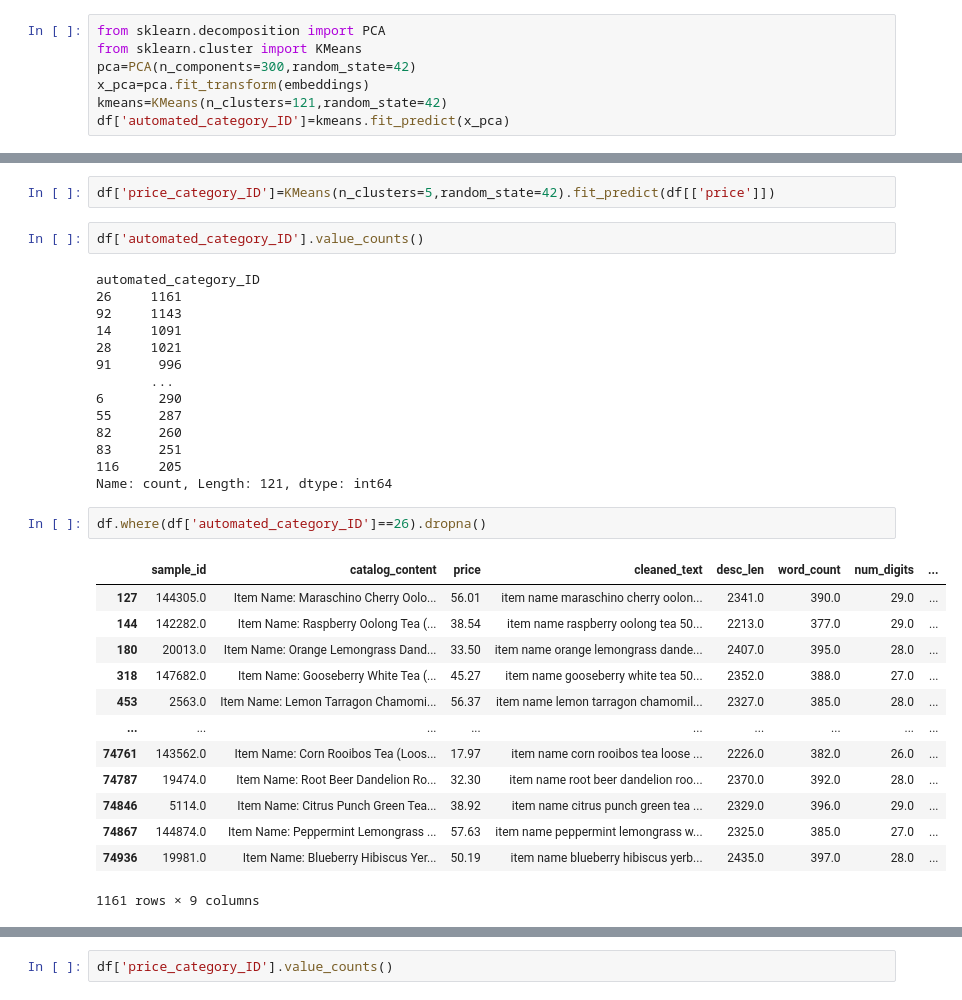
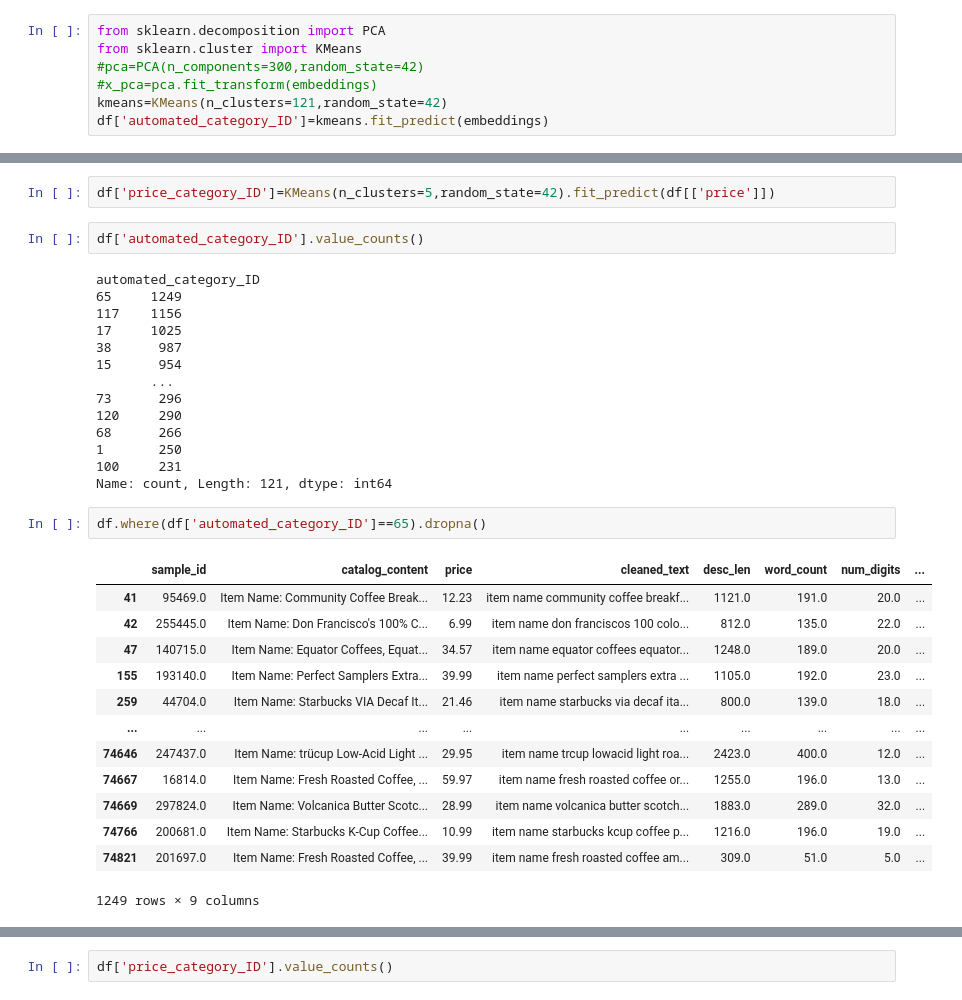
Before and after one commit to akshatsinha2027/SmartCatalogAI, a Jupyter notebook: BERT.ipynb, the cells around one changed output, grey strips where cells are left out. Saved outputs shown, nothing was run; the diff lists cells and outputs as text.

```diff
--- a/BERT.ipynb
+++ b/BERT.ipynb
@@ -98,10 +98,10 @@ df["num_digits"]=df["cleaned_text"].str.count(r"\d")
 # %%
 from sklearn.decomposition import PCA
 from sklearn.cluster import KMeans
-pca=PCA(n_components=300,random_state=42)
-x_pca=pca.fit_transform(embeddings)
+#pca=PCA(n_components=300,random_state=42)
+#x_pca=pca.fit_transform(embeddings)
 kmeans=KMeans(n_clusters=121,random_state=42)
-df['automated_category_ID']=kmeans.fit_predict(x_pca)
+df['automated_category_ID']=kmeans.fit_predict(embeddings)
 # %% [output]
 huggingface/tokenizers: The current process just got forked, after parallelism has already been used. Disabling parallelism to avoid deadlocks...
 To disable this warning, you can either:
@@ -113,32 +113,32 @@ df['price_category_ID']=KMeans(n_clusters=5,random_state=42).fit_predict(df[['pr
 df['automated_category_ID'].value_counts()
 # %% [output]
 automated_category_ID
-26     1161
-92     1143
-14     1091
-28     1021
-91      996
+65     1249
+117    1156
+17     1025
+38      987
+15      954
        ...
-6       290
-55      287
-82      260
-83      251
-116     205
+73      296
+120     290
+68      266
+1       250
+100     231
 Name: count, Length: 121, dtype: int64
 # %%
-df.where(df['automated_category_ID']==26).dropna()
+df.where(df['automated_category_ID']==65).dropna()
 # %% [output]
 |  | sample_id | catalog_content | price | cleaned_text | desc_len | word_count | num_digits | ... |
-| 127 | 144305.0 | Item Name: Maraschino Cherry Oolo... | 56.01 | item name maraschino cherry oolon... | 2341.0 | 390.0 | 29.0 | ... |
-| 144 | 142282.0 | Item Name: Raspberry Oolong Tea (... | 38.54 | item name raspberry oolong tea 50... | 2213.0 | 377.0 | 29.0 | ... |
-| 180 | 20013.0 | Item Name: Orange Lemongrass Dand... | 33.50 | item name orange lemongrass dande... | 2407.0 | 395.0 | 28.0 | ... |
-| 318 | 147682.0 | Item Name: Gooseberry White Tea (... | 45.27 | item name gooseberry white tea 50... | 2352.0 | 388.0 | 27.0 | ... |
-| 453 | 2563.0 | Item Name: Lemon Tarragon Chamomi... | 56.37 | item name lemon tarragon chamomil... | 2327.0 | 385.0 | 28.0 | ... |
+| 41 | 95469.0 | Item Name: Community Coffee Break... | 12.23 | item name community coffee breakf... | 1121.0 | 191.0 | 20.0 | ... |
+| 42 | 255445.0 | Item Name: Don Francisco's 100% C... | 6.99 | item name don franciscos 100 colo... | 812.0 | 135.0 | 22.0 | ... |
+| 47 | 140715.0 | Item Name: Equator Coffees, Equat... | 34.57 | item name equator coffees equator... | 1248.0 | 189.0 | 20.0 | ... |
+| 155 | 193140.0 | Item Name: Perfect Samplers Extra... | 39.99 | item name perfect samplers extra ... | 1105.0 | 192.0 | 23.0 | ... |
+| 259 | 44704.0 | Item Name: Starbucks VIA Decaf It... | 21.46 | item name starbucks via decaf ita... | 800.0 | 139.0 | 18.0 | ... |
 | ... | ... | ... | ... | ... | ... | ... | ... | ... |
-| 74761 | 143562.0 | Item Name: Corn Rooibos Tea (Loos... | 17.97 | item name corn rooibos tea loose ... | 2226.0 | 382.0 | 26.0 | ... |
-| 74787 | 19474.0 | Item Name: Root Beer Dandelion Ro... | 32.30 | item name root beer dandelion roo... | 2370.0 | 392.0 | 28.0 | ... |
-| 74846 | 5114.0 | Item Name: Citrus Punch Green Tea... | 38.92 | item name citrus punch green tea ... | 2329.0 | 396.0 | 29.0 | ... |
-| 74867 | 144874.0 | Item Name: Peppermint Lemongrass ... | 57.63 | item name peppermint lemongrass w... | 2325.0 | 385.0 | 27.0 | ... |
-| 74936 | 19981.0 | Item Name: Blueberry Hibiscus Yer... | 50.19 | item name blueberry hibiscus yerb... | 2435.0 | 397.0 | 28.0 | ... |
+| 74646 | 247437.0 | Item Name: trücup Low-Acid Light ... | 29.95 | item name trcup lowacid light roa... | 2423.0 | 400.0 | 12.0 | ... |
+| 74667 | 16814.0 | Item Name: Fresh Roasted Coffee, ... | 59.97 | item name fresh roasted coffee or... | 1255.0 | 196.0 | 13.0 | ... |
+| 74669 | 297824.0 | Item Name: Volcanica Butter Scotc... | 28.99 | item name volcanica butter scotch... | 1883.0 | 289.0 | 32.0 | ... |
+| 74766 | 200681.0 | Item Name: Starbucks K-Cup Coffee... | 10.99 | item name starbucks kcup coffee p... | 1216.0 | 196.0 | 19.0 | ... |
+| 74821 | 201697.0 | Item Name: Fresh Roasted Coffee, ... | 39.99 | item name fresh roasted coffee am... | 309.0 | 51.0 | 5.0 | ... |
-1161 rows × 9 columns
+1249 rows × 9 columns
 # %%
```
Also changed, not shown: parts of 8 cells of this notebook.
